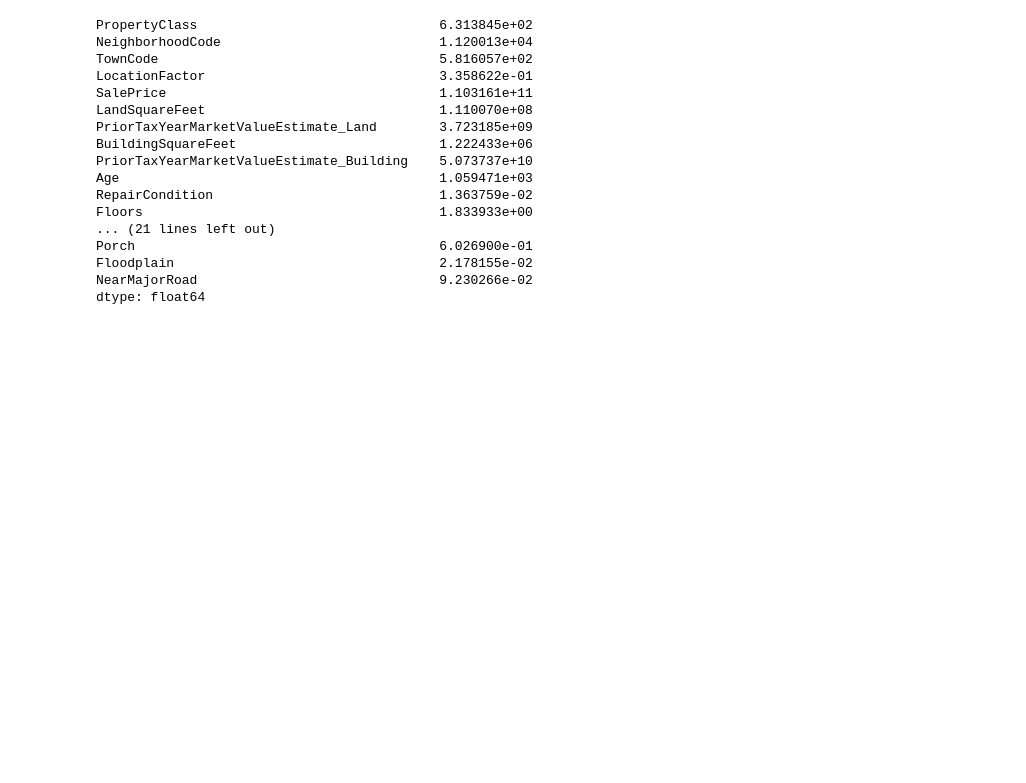
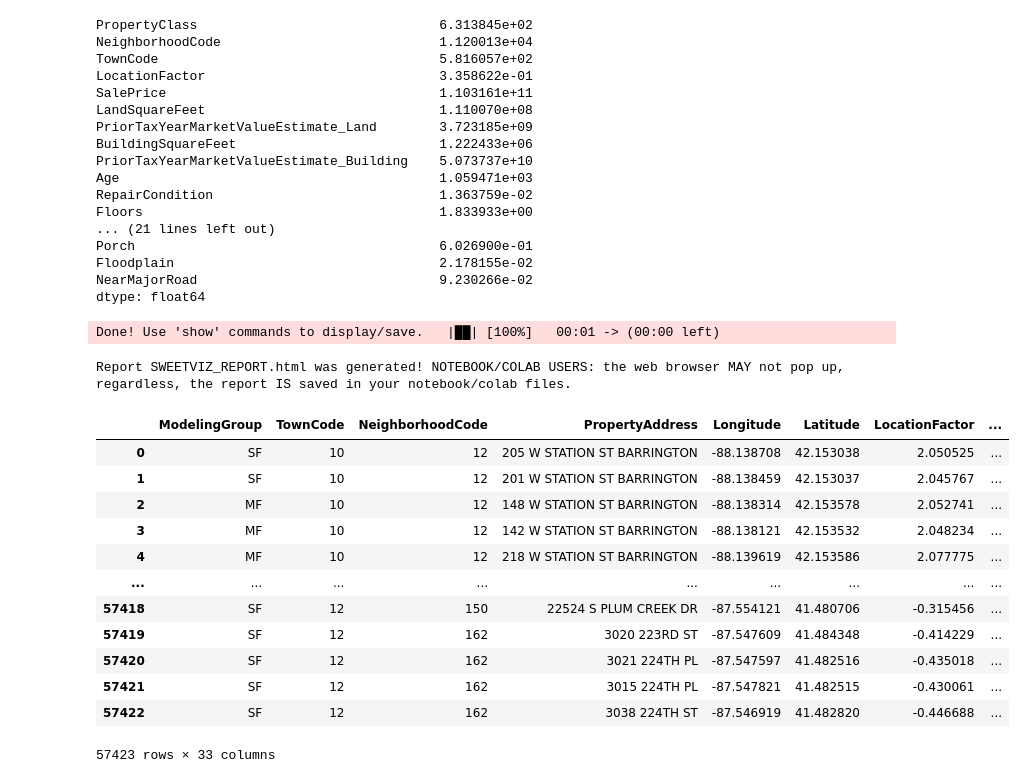
Before and after one commit to oh-be/project4, a Jupyter notebook: Features Datasets/Features.ipynb, the cells around one changed output. Cells and saved outputs as stored; diff of their text form; code cells hidden in the pictures; blank space fills up the shorter version.

```diff
--- a/Features Datasets/Features.ipynb
+++ b/Features Datasets/Features.ipynb
@@ -688,0 +701,37 @@ dtype: float64
+# %%
+df = pd.read_csv('cleanestmonday.csv')
+# %%
+df = df.drop('Unnamed: 0', axis=1)
+# %%
+import sweetviz as sv
+
+#You could specify which variable in your dataset is the target for your model creation. We can specify it using the target_feat parameter.
+
+my_report = sv.analyze(df, target_feat ='LocationFactor')
+
+my_report.show_html()
+
+##Subset by using the compare_intra. We input the condition in the parameter and the name as well.
+
+# my_report = sv.compare_intra(df, df["column"] == "variable", ["variable1", "variable2"], target_feat ='column')
+
+# my_report.show_html()
+# %% [output]
+Done! Use 'show' commands to display/save.   |██| [100%]   00:01 -> (00:00 left)
+Report SWEETVIZ_REPORT.html was generated! NOTEBOOK/COLAB USERS: the web browser MAY not pop up, regardless, the report IS saved in your notebook/colab files.
+# %%
+df
+# %% [output]
+|  | ModelingGroup | TownCode | NeighborhoodCode | PropertyAddress | Longitude | Latitude | LocationFactor | ... |
+| 0 | SF | 10 | 12 | 205 W STATION ST BARRINGTON | -88.138708 | 42.153038 | 2.050525 | ... |
+| 1 | SF | 10 | 12 | 201 W STATION ST BARRINGTON | -88.138459 | 42.153037 | 2.045767 | ... |
+| 2 | MF | 10 | 12 | 148 W STATION ST BARRINGTON | -88.138314 | 42.153578 | 2.052741 | ... |
+| 3 | MF | 10 | 12 | 142 W STATION ST BARRINGTON | -88.138121 | 42.153532 | 2.048234 | ... |
+| 4 | MF | 10 | 12 | 218 W STATION ST BARRINGTON | -88.139619 | 42.153586 | 2.077775 | ... |
+| ... | ... | ... | ... | ... | ... | ... | ... | ... |
+| 57418 | SF | 12 | 150 | 22524 S PLUM CREEK DR | -87.554121 | 41.480706 | -0.315456 | ... |
+| 57419 | SF | 12 | 162 | 3020 223RD ST | -87.547609 | 41.484348 | -0.414229 | ... |
+| 57420 | SF | 12 | 162 | 3021 224TH PL | -87.547597 | 41.482516 | -0.435018 | ... |
+| 57421 | SF | 12 | 162 | 3015 224TH PL | -87.547821 | 41.482515 | -0.430061 | ... |
+| 57422 | SF | 12 | 162 | 3038 224TH ST | -87.546919 | 41.482820 | -0.446688 | ... |
+57423 rows × 33 columns
```
Also changed, not shown: parts of 14 cells of this notebook, 3 other files.
